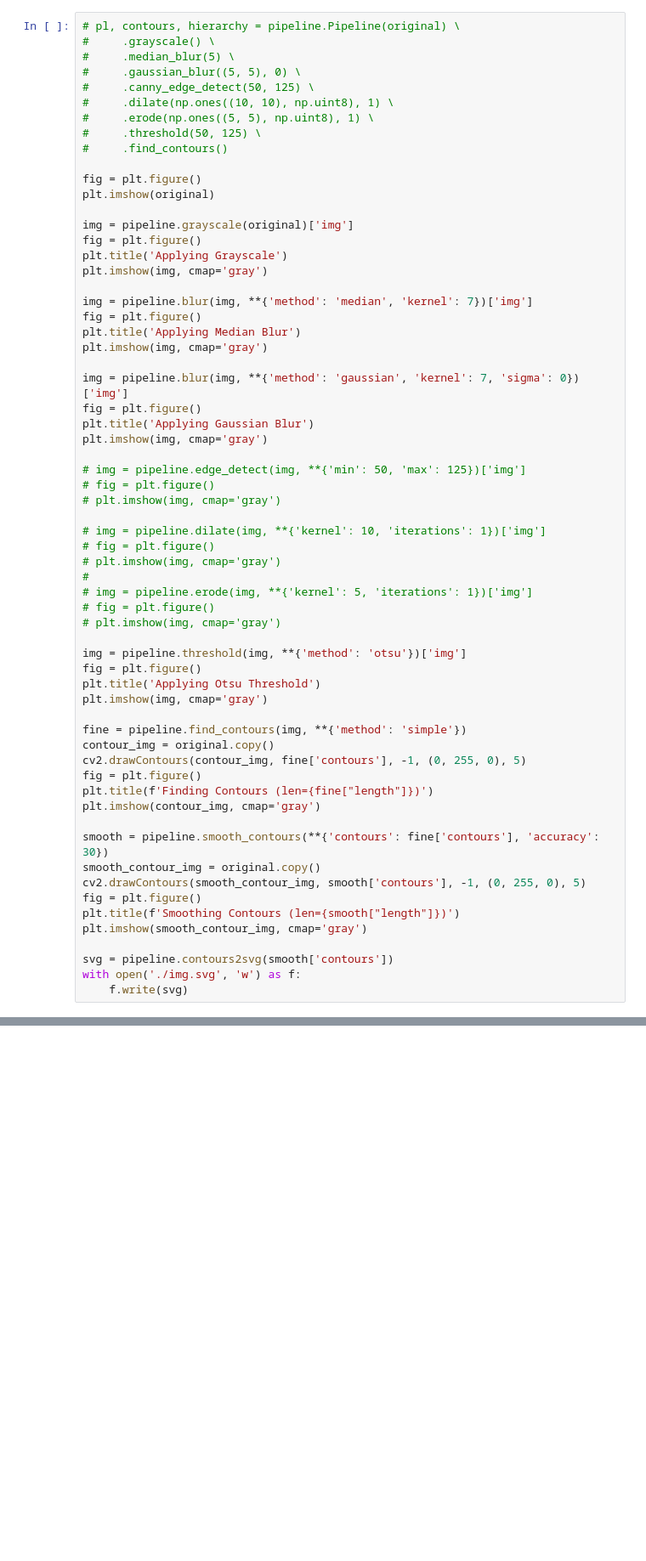
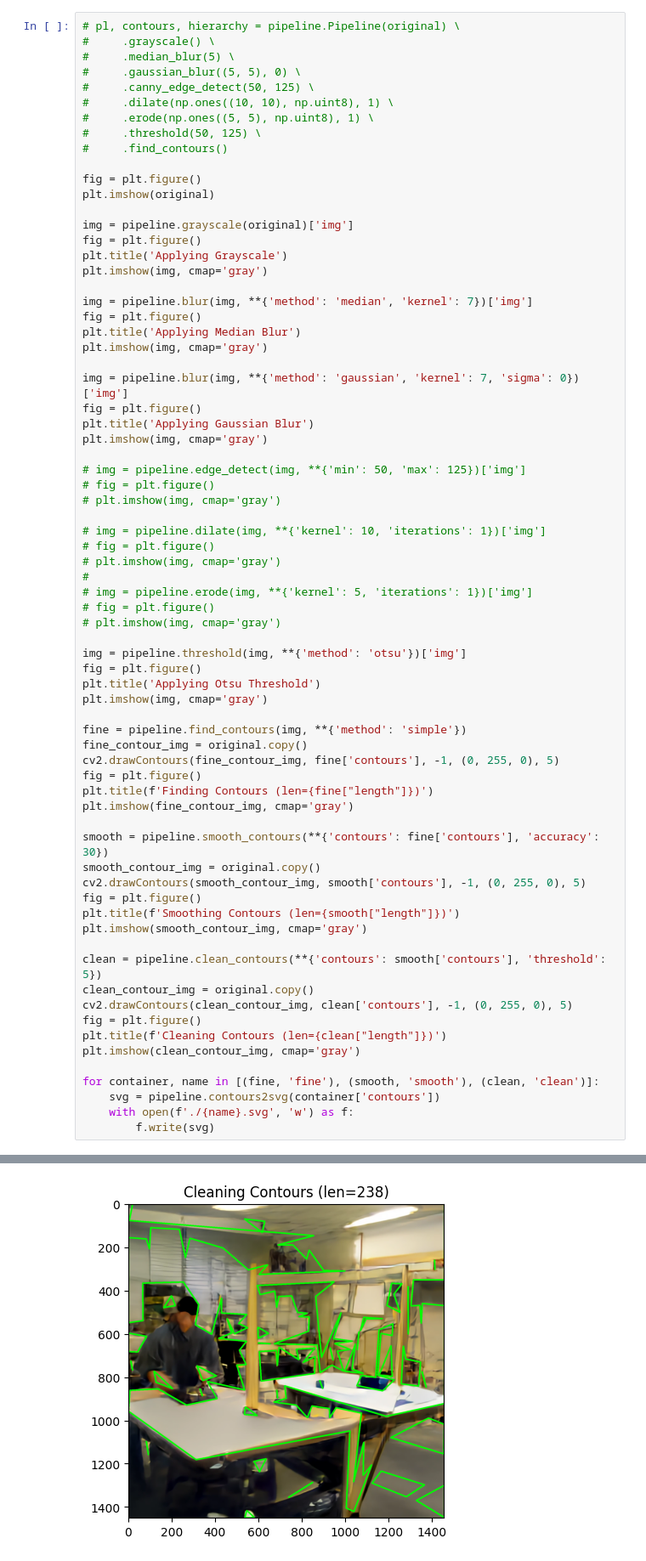
Before and after one commit to nembrinj/protofablab, a Jupyter notebook: pipeline/test.ipynb, the cells around one changed output, grey strips where cells are left out. Shown at 85% size. Saved outputs shown, nothing was run; the diff lists cells and outputs as text; blank space fills up the shorter version.

Commit message:
added clean_contours() to drop contours that do not fulfill a threshold length

```diff
--- a/pipeline/test.ipynb
+++ b/pipeline/test.ipynb
@@ -76,39 +73,48 @@ plt.imshow(img, cmap='gray')
 # plt.imshow(img, cmap='gray')
 #
 # img = pipeline.erode(img, **{'kernel': 5, 'iterations': 1})['img']
 # fig = plt.figure()
 # plt.imshow(img, cmap='gray')
 
 img = pipeline.threshold(img, **{'method': 'otsu'})['img']
 fig = plt.figure()
 plt.title('Applying Otsu Threshold')
 plt.imshow(img, cmap='gray')
 
 fine = pipeline.find_contours(img, **{'method': 'simple'})
-contour_img = original.copy()
-cv2.drawContours(contour_img, fine['contours'], -1, (0, 255, 0), 5)
+fine_contour_img = original.copy()
+cv2.drawContours(fine_contour_img, fine['contours'], -1, (0, 255, 0), 5)
 fig = plt.figure()
 plt.title(f'Finding Contours (len={fine["length"]})')
-plt.imshow(contour_img, cmap='gray')
+plt.imshow(fine_contour_img, cmap='gray')
 
 smooth = pipeline.smooth_contours(**{'contours': fine['contours'], 'accuracy': 30})
 smooth_contour_img = original.copy()
 cv2.drawContours(smooth_contour_img, smooth['contours'], -1, (0, 255, 0), 5)
 fig = plt.figure()
 plt.title(f'Smoothing Contours (len={smooth["length"]})')
 plt.imshow(smooth_contour_img, cmap='gray')
 
-svg = pipeline.contours2svg(smooth['contours'])
-with open('./img.svg', 'w') as f:
-    f.write(svg)
+clean = pipeline.clean_contours(**{'contours': smooth['contours'], 'threshold': 5})
+clean_contour_img = original.copy()
+cv2.drawContours(clean_contour_img, clean['contours'], -1, (0, 255, 0), 5)
+fig = plt.figure()
+plt.title(f'Cleaning Contours (len={clean["length"]})')
+plt.imshow(clean_contour_img, cmap='gray')
+
+for container, name in [(fine, 'fine'), (smooth, 'smooth'), (clean, 'clean')]:
+    svg = pipeline.contours2svg(container['contours'])
+    with open(f'./{name}.svg', 'w') as f:
+        f.write(svg)
 # %% [output]
 [figure]
 [figure]
 [figure]
 [figure]
 [figure]
 [figure]
 [figure]
+[figure, added]
 # %%
 import sys, os
 from svgpathtools import svg2paths, Path
```
Also changed, not shown: parts of 2 cells of this notebook, 6 other files.
